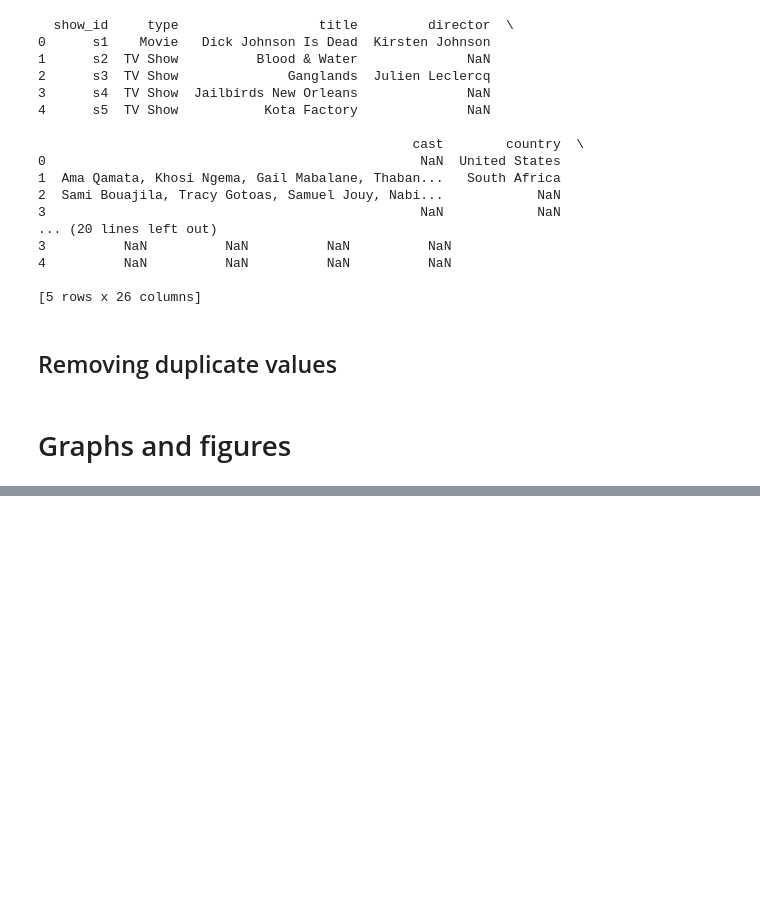
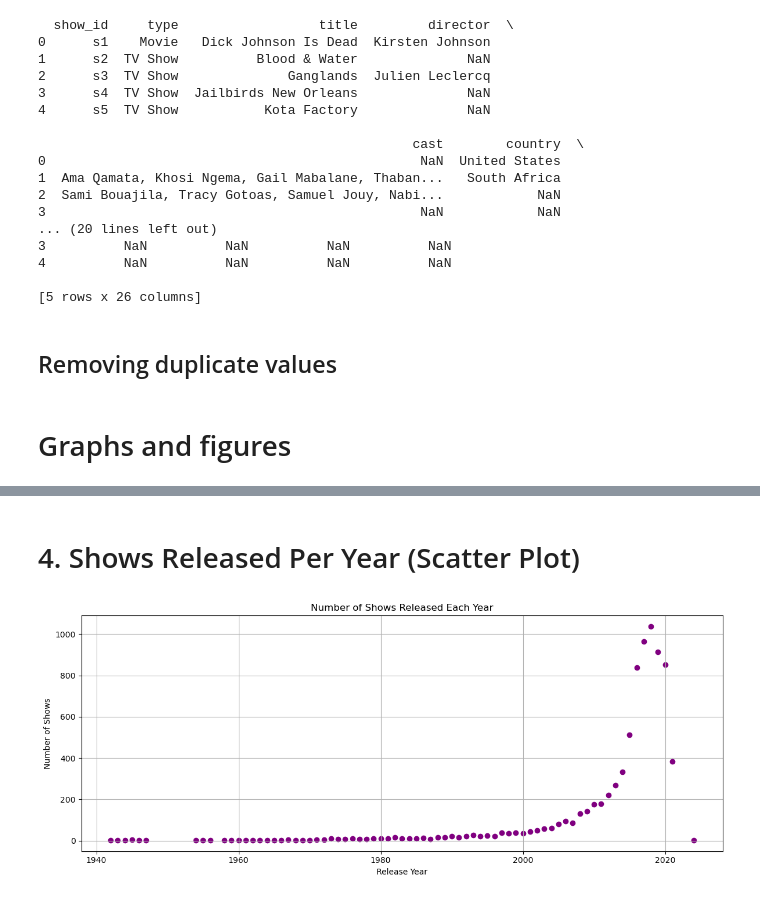
Before and after one commit to Shuzury/data_sci, a Jupyter notebook: mat_practice/pract.ipynb, the cells around one changed output, grey strips where cells are left out. Drawn from its saved outputs; the diff is of its cells as text; code cells hidden in the pictures; blank space fills up the shorter version.

```diff
--- a/mat_practice/pract.ipynb
+++ b/mat_practice/pract.ipynb
@@ -46,0 +94,16 @@ plt.savefig('mat_practice/figures/first.png', dpi=300, bbox_inches='tight')  # .
+# %% [markdown]
+# 4. Shows Released Per Year (Scatter Plot)
+# %%
+rel_count = df['release_year'].value_counts().sort_index()
+
+plt.figure(figsize=(12, 5))
+plt.scatter(rel_count.index, rel_count.values, color='purple')
+plt.title('Number of Shows Released Each Year')
+plt.xlabel('Release Year')
+plt.ylabel('Number of Shows')
+plt.grid(True)
+plt.tight_layout()
+plt.savefig(r'C:\Users\wwwsh\OneDrive\Desktop\proj_1\data_sci\mat_practice\figures\fourth.png', dpi=300, bbox_inches='tight')
+plt.show()
+# %% [output]
+[figure, added]
```
Also changed, not shown: parts of 14 cells of this notebook, 7 other files.
